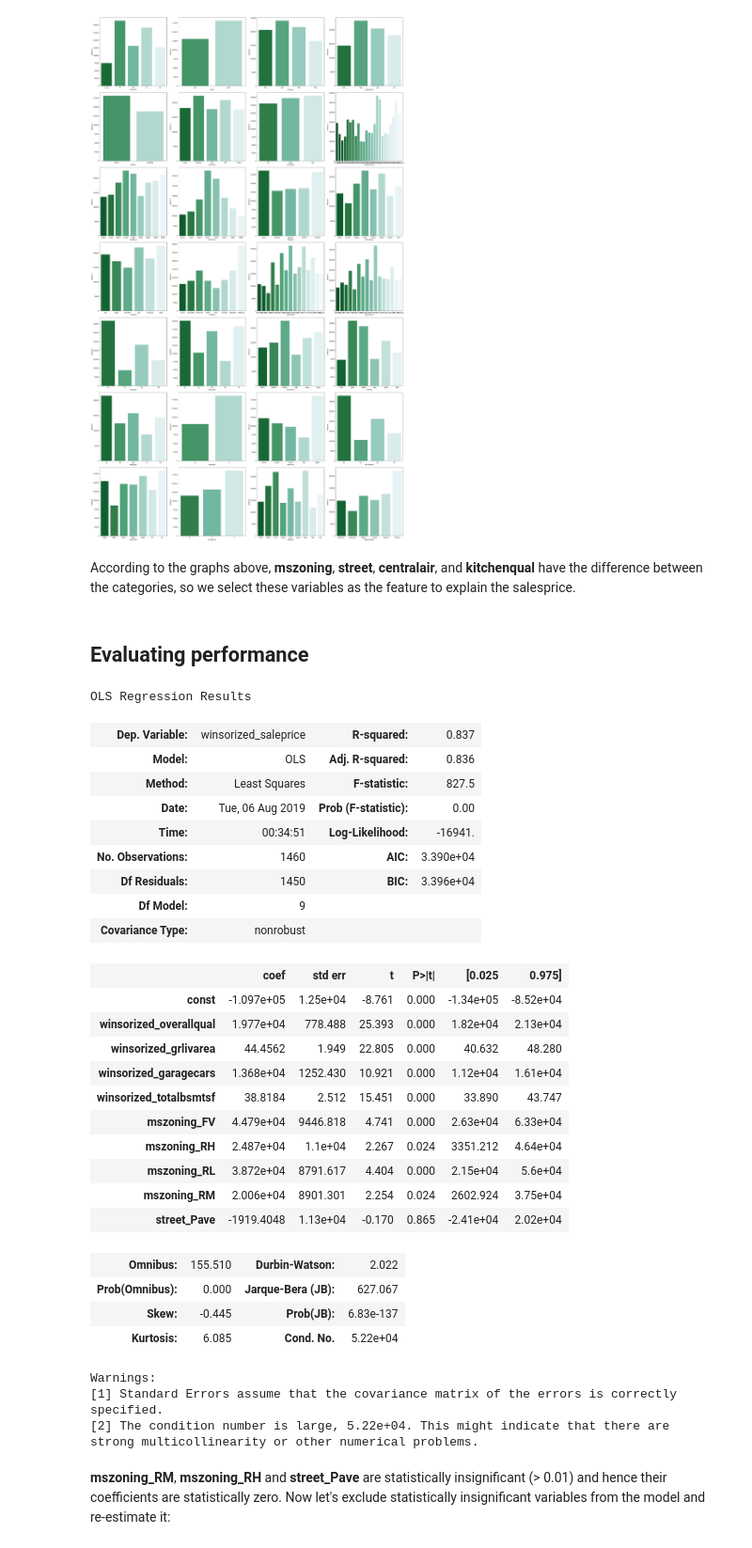
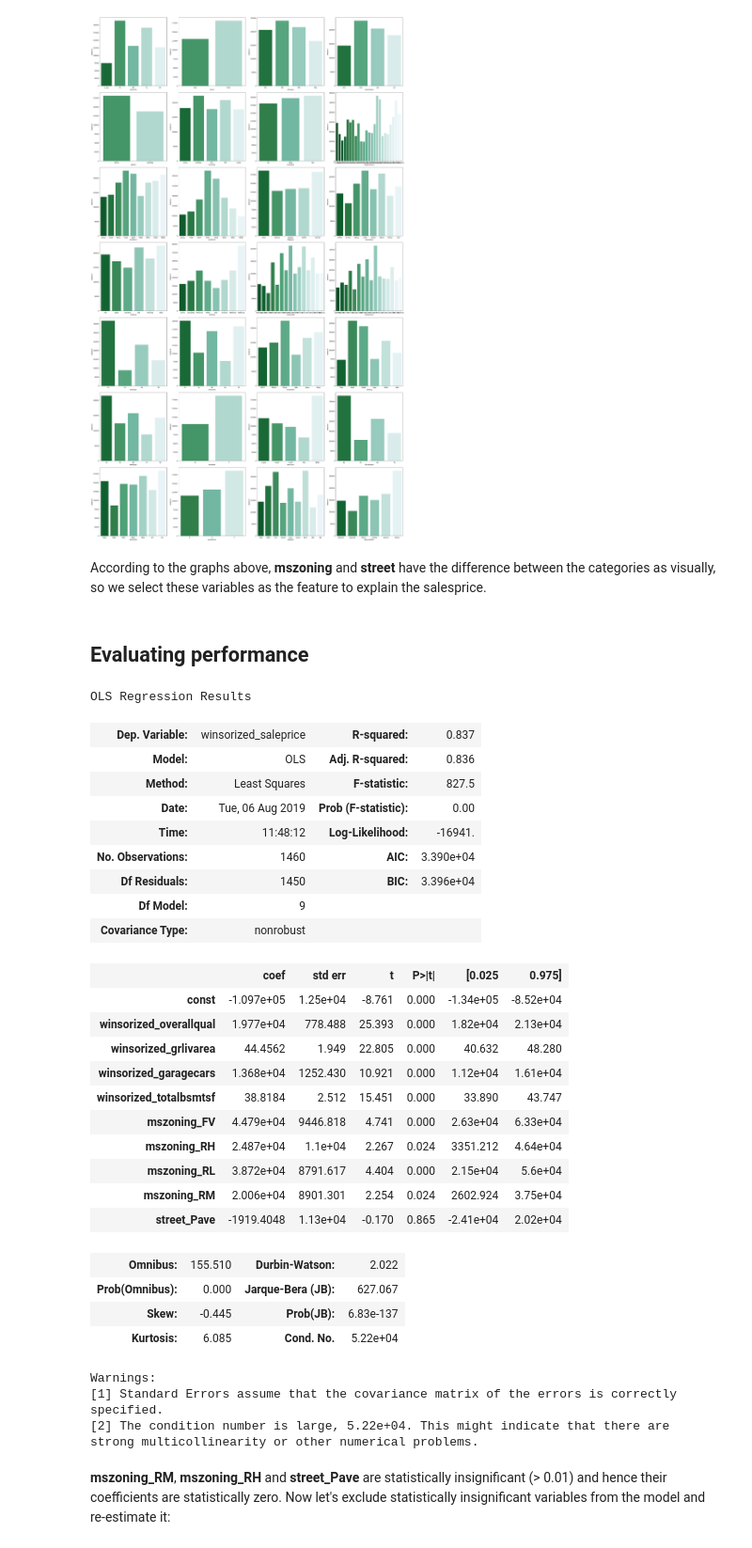
Before and after one commit to 890805/Thinkful_Data_Jimin, a Jupyter notebook: Thinkful_Challenge_Regression problems.ipynb, the cells around one changed output. Shown at 94% size. Saved outputs shown, nothing was run; the diff lists cells and outputs as text; code cells hidden in the pictures.

```diff
--- a/Thinkful_Challenge_Regression problems.ipynb
+++ b/Thinkful_Challenge_Regression problems.ipynb
@@ -381,7 +381,7 @@ plt.show()
 # %% [output]
 [figure]
 # %% [markdown]
-According to the graphs above, **mszoning**, **street**, **centralair**, and **kitchenqual** have the difference between the categories, so we select these variables as the feature to explain the salesprice.
+According to the graphs above, **mszoning** and **street** have the difference between the categories as visually, so we select these variables as the feature to explain the salesprice.
 # %%
 # Make dummy
 houseprice_df = pd.concat([houseprice_df,pd.get_dummies(houseprice_df.mszoning, prefix="mszoning", drop_first=True)], axis=1)
@@ -392,17 +392,23 @@ dummy_column_names = dummy_column_names + list(pd.get_dummies(houseprice_df.stre
 ## Evaluating performance
 # %%
 import statsmodels.api as sm
+
+# Y is the target variable
+Y = houseprice_df['winsorized_saleprice']
+# X is the feature set
+X = houseprice_df[['winsorized_overallqual','winsorized_grlivarea','winsorized_garagecars','winsorized_totalbsmtsf'] + dummy_column_names]
+
 X = sm.add_constant(X)
 ## Split into train and test sets
 results = sm.OLS(Y, X).fit()
 results.summary()
 # %% [output]
 OLS Regression Results
 | Dep. Variable: | winsorized_saleprice | R-squared: | 0.837 |
 | Model: | OLS | Adj. R-squared: | 0.836 |
 | Method: | Least Squares | F-statistic: | 827.5 |
 | Date: | Tue, 06 Aug 2019 | Prob (F-statistic): | 0.00 |
-| Time: | 00:34:51 | Log-Likelihood: | -16941. |
+| Time: | 11:48:12 | Log-Likelihood: | -16941. |
 | No. Observations: | 1460 | AIC: | 3.390e+04 |
 | Df Residuals: | 1450 | BIC: | 3.396e+04 |
 | Df Model: | 9 |  |  |
```
Also changed, not shown: parts of 12 cells of this notebook.
